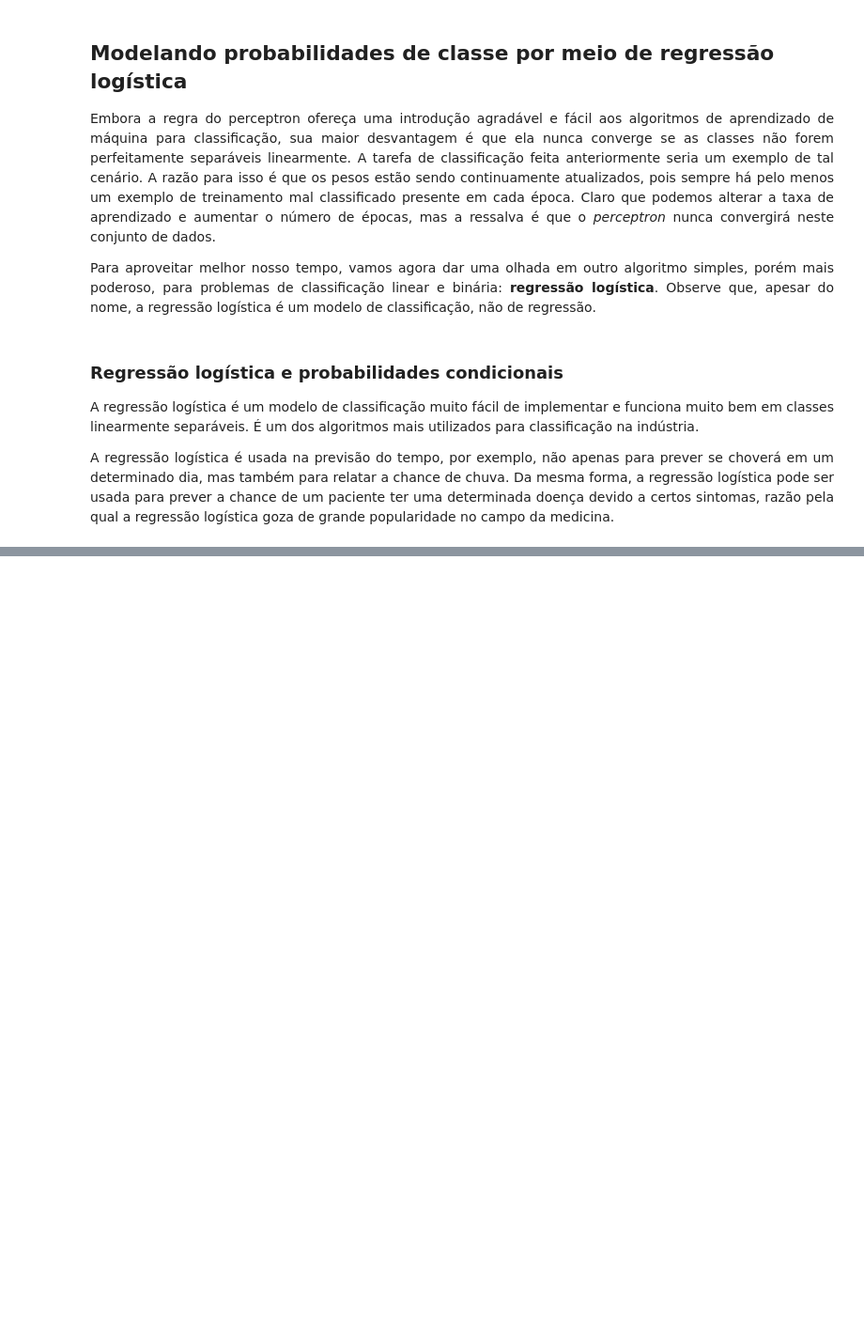
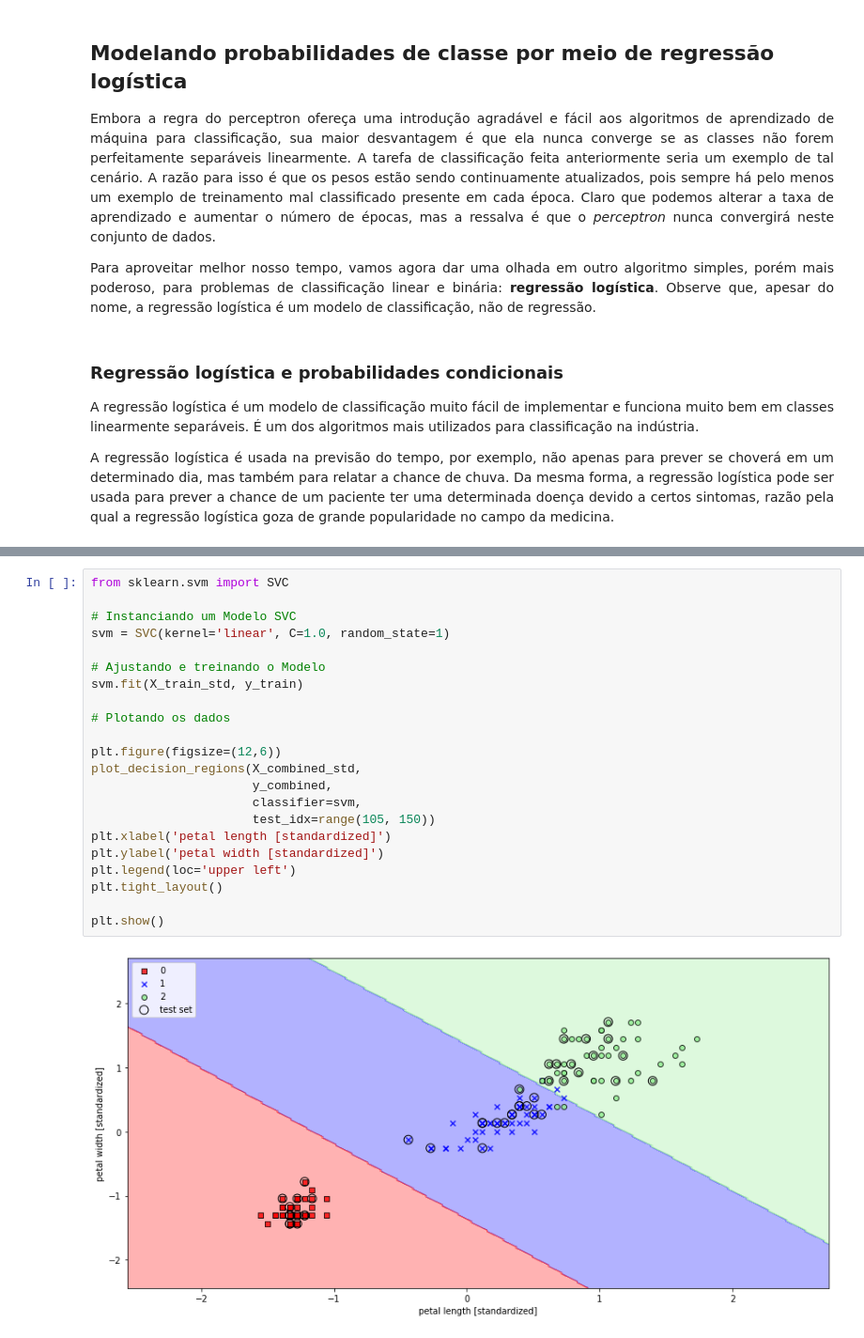
Before and after one commit to willianpina/Machine_Learning_Studies, a Jupyter notebook: Um tour pelos classificadores - scikit learn.ipynb, the cells around one changed output, grey strips where cells are left out. Shown: that part at 94% size. Drawn from its saved outputs; the diff is of its cells as text; blank space fills up the shorter version.

```diff
--- a/Um tour pelos classificadores - scikit learn.ipynb
+++ b/Um tour pelos classificadores - scikit learn.ipynb
@@ -178,0 +253,24 @@ plt.show()
+# %%
+from sklearn.svm import SVC
+
+# Instanciando um Modelo SVC
+svm = SVC(kernel='linear', C=1.0, random_state=1)
+
+# Ajustando e treinando o Modelo
+svm.fit(X_train_std, y_train)
+
+# Plotando os dados
+
+plt.figure(figsize=(12,6))
+plot_decision_regions(X_combined_std,
+                      y_combined,
+                      classifier=svm,
+                      test_idx=range(105, 150))
+plt.xlabel('petal length [standardized]')
+plt.ylabel('petal width [standardized]')
+plt.legend(loc='upper left')
+plt.tight_layout()
+
+plt.show()
+# %% [output]
+[figure, added]
```
Also changed, not shown: parts of 19 cells of this notebook.
